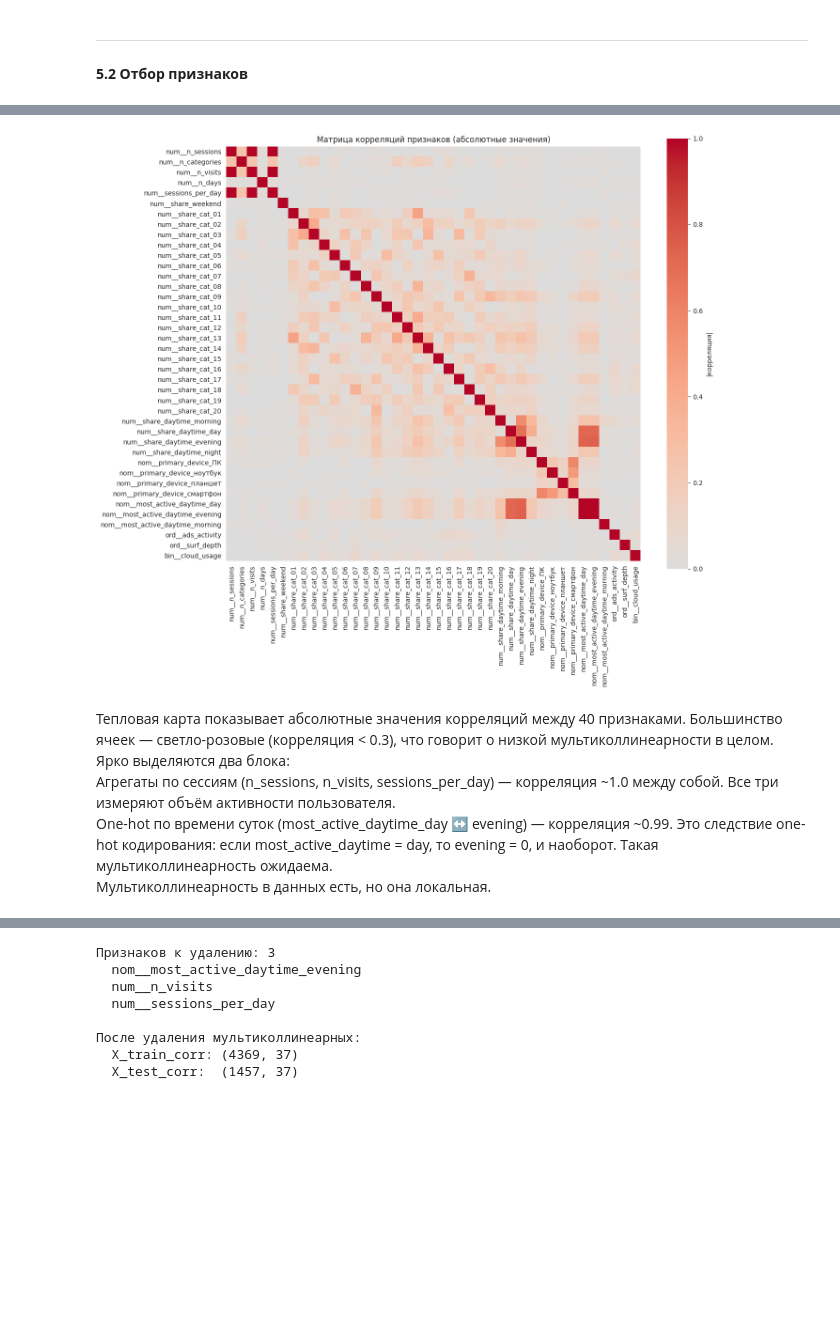
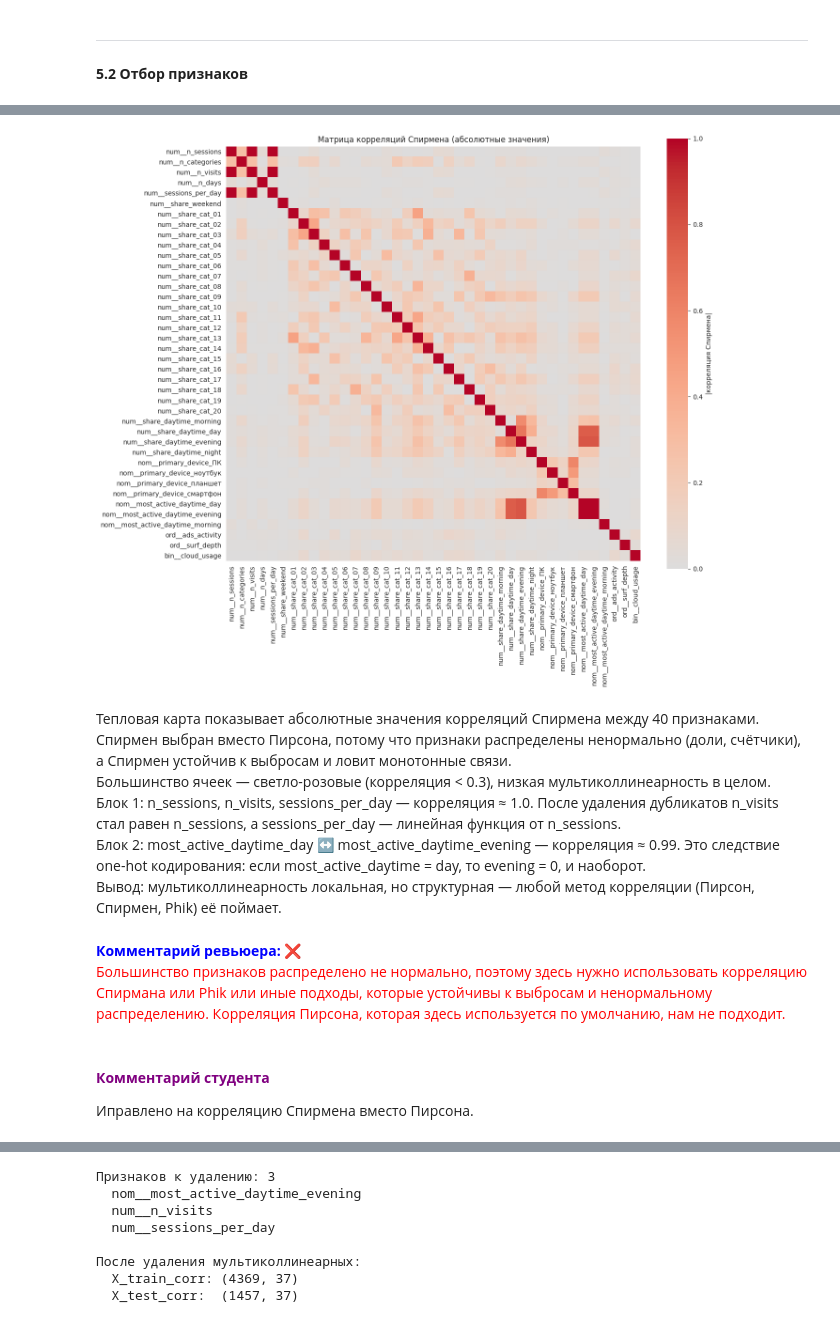
Before and after one commit to MllII/Behavior2Age, a Jupyter notebook: Behavior2Age_pipeline.ipynb, the cells around one changed output, grey strips where cells are left out. Cells and saved outputs as stored; diff of their text form; code cells hidden in the pictures; blank space fills up the shorter version.

Commit message:
fix: address reviewer comments (dedup visits, robust build_features, Spearman correlation)

```diff
--- a/Behavior2Age_pipeline.ipynb
+++ b/Behavior2Age_pipeline.ipynb
@@ -1614,0 +1800,25 @@ inf в sessions_per_day: 0
+# %%
+# ========== проверка устойчивости набора признаков ==========
+# Проверим, что функция вернёт тот же набор колонок,
+# даже если в данных не будет некоторых категорий
+
+# Создаём "урезанные" копии CSV-путей — временно
+
+
+visits_test = visits.copy()
+visits_test = visits_test[visits_test["website_category"] != "Category 20"]
+visits_test = visits_test[visits_test["daytime"] != "ночь"]
+
+with tempfile.NamedTemporaryFile(mode="w", suffix=".csv", delete=False) as f:
+    visits_test.to_csv(f.name, index=False)
+    visits_test_path = f.name
+
+# Запускаем функцию с урезанными данными
+features_test = build_features(visits_path=visits_test_path)
+
+print(f"Размер: {features_test.shape}")
+print(f"Колонки == EXPECTED_FEATURES: {list(features_test.columns) == EXPECTED_FEATURES}")
+print(f"share_cat_20 существует: {'share_cat_20' in features_test.columns}")
+print(f"share_daytime_night существует: {'share_daytime_night' in features_test.columns}")
+print(f"Сумма share_cat_20: {features_test['share_cat_20'].sum()}")
+print(f"Сумма share_daytime_night: {features_test['share_daytime_night'].sum()}")
@@ -2105,28 +2359,35 @@ X_test_df:  (1457, 40)
 # %%
 # ========== матрица корреляций ==========
-corr_matrix = X_train_df.corr().abs()
+corr_matrix = X_train_df.corr(method="spearman").abs()
 
 plt.figure(figsize=(14, 12))
 sns.heatmap(
     corr_matrix,
     cmap="coolwarm",
     center=0,
     vmin=0,
     vmax=1,
     square=True,
-    cbar_kws={"label": "|корреляция|"},
+    cbar_kws={"label": "|корреляция Спирмена|"},
 )
-plt.title("Матрица корреляций признаков (абсолютные значения)")
+plt.title("Матрица корреляций Спирмена (абсолютные значения)")
 plt.tight_layout()
 plt.show()
 # %% [output]
-[figure, old version]
+[figure, new version]
 # %% [markdown]
-Тепловая карта показывает абсолютные значения корреляций между 40 признаками. Большинство ячеек — светло-розовые (корреляция < 0.3), что говорит о низкой мультиколлинеарности в целом.
-Ярко выделяются два блока:
-Агрегаты по сессиям (n_sessions, n_visits, sessions_per_day) — корреляция ~1.0 между собой. Все три измеряют объём активности пользователя.
-One-hot по времени суток (most_active_daytime_day ↔ evening) — корреляция ~0.99. Это следствие one-hot кодирования: если most_active_daytime = day, то evening = 0, и наоборот. Такая мультиколлинеарность ожидаема.
-Мультиколлинеарность в данных есть, но она локальная.
+Тепловая карта показывает абсолютные значения корреляций Спирмена между 40 признаками. Спирмен выбран вместо Пирсона, потому что признаки распределены ненормально (доли, счётчики), а Спирмен устойчив к выбросам и ловит монотонные связи.
+Большинство ячеек — светло-розовые (корреляция < 0.3), низкая мультиколлинеарность в целом.
+Блок 1: n_sessions, n_visits, sessions_per_day — корреляция ≈ 1.0. После удаления дубликатов n_visits стал равен n_sessions, а sessions_per_day — линейная функция от n_sessions.
+Блок 2: most_active_daytime_day ↔ most_active_daytime_evening — корреляция ≈ 0.99. Это следствие one-hot кодирования: если most_active_daytime = day, то evening = 0, и наоборот.
+Вывод: мультиколлинеарность локальная, но структурная — любой метод корреляции (Пирсон, Спирмен, Phik) её поймает.
+# %% [markdown]
+<font color='blue'><b>Комментарий ревьюера: </b></font> ❌\
+<font color='red'>Большинство признаков распределено не нормально, поэтому здесь нужно использовать корреляцию Спирмана или Phik или иные подходы, которые устойчивы к выбросам и ненормальному распределению. Корреляция Пирсона, которая здесь используется по умолчанию, нам не подходит.</font>
+# %% [markdown]
+</span><br><span style="color: purple; font-weight: bold">Комментарий студента</span>
+
+Иправлено на корреляцию Спирмена вместо Пирсона.
 # %%
 # ========== поиск мультиколлинеарных пар ==========
 # Верхний треугольник матрицы (без диагонали)
```
Also changed, not shown: parts of 91 cells of this notebook, 1 other file.
